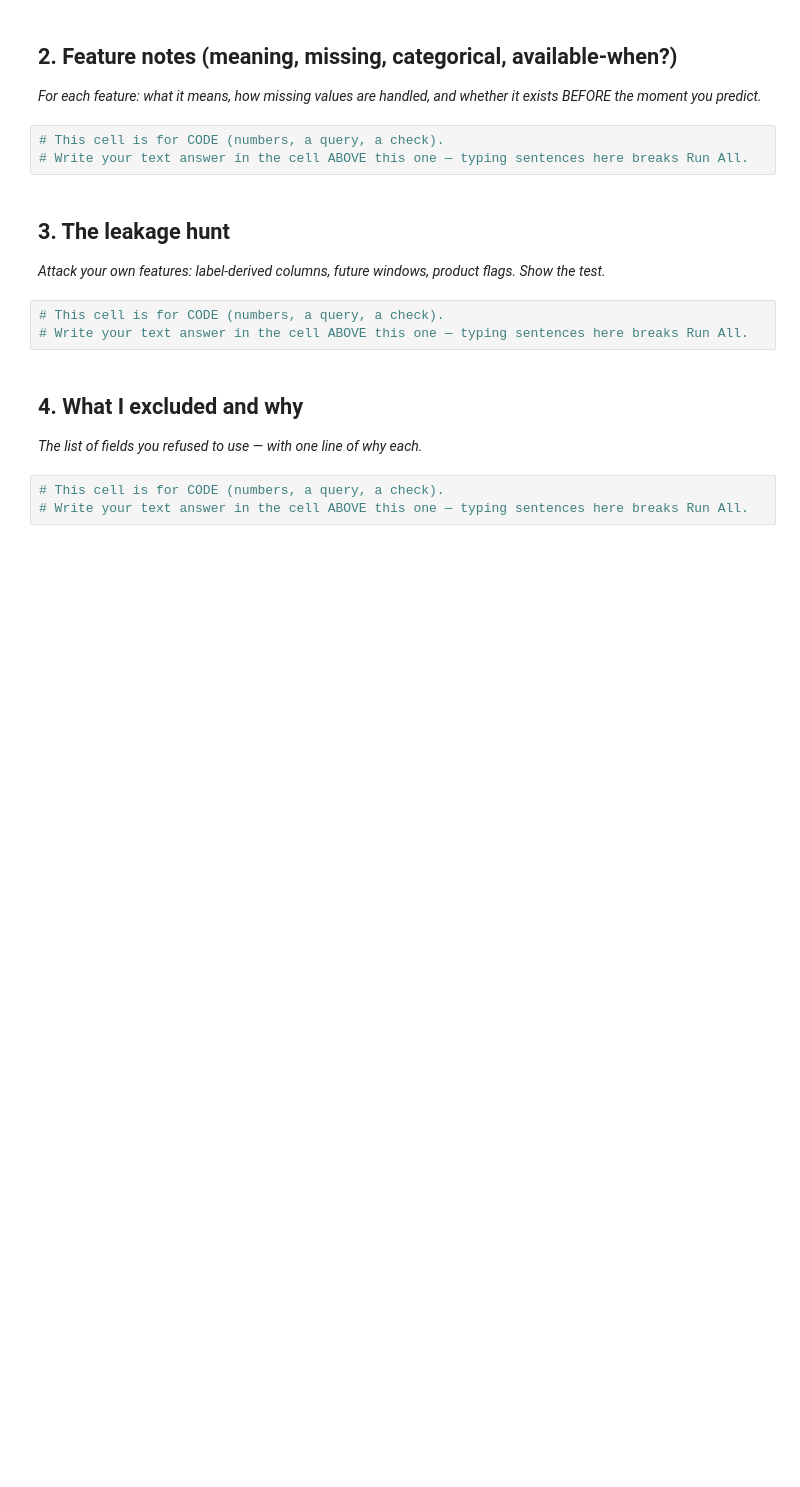
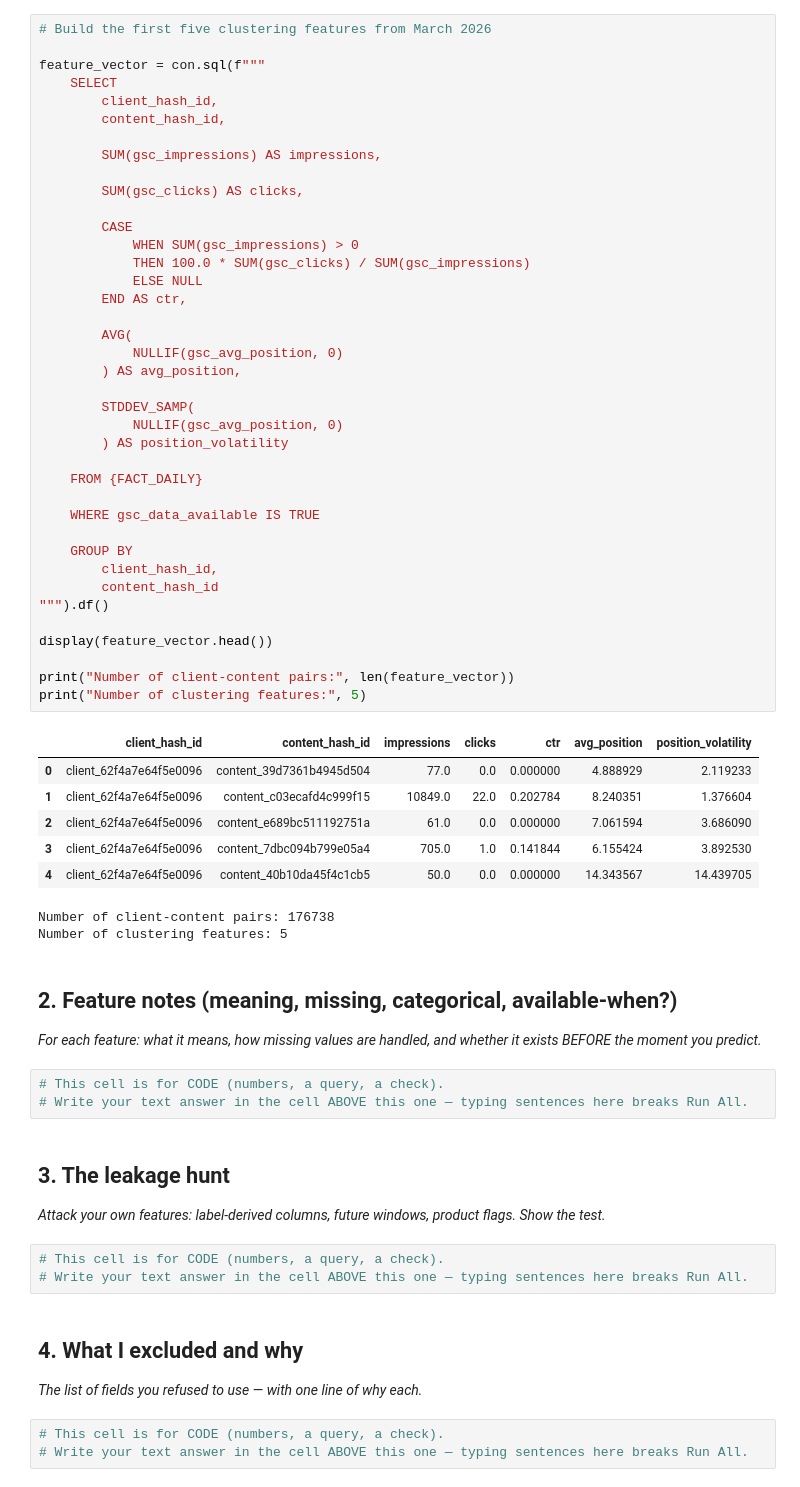
Before and after one commit to girishpatil935/ML_Internship, a Jupyter notebook: work/notebooks/w03_feature_leakage_check.ipynb, the cells around one changed output. Cells and saved outputs as stored; diff of their text form; blank space fills up the shorter version.

```diff
--- a/work/notebooks/w03_feature_leakage_check.ipynb
+++ b/work/notebooks/w03_feature_leakage_check.ipynb
@@ -16,3 +116,51 @@ This skeleton is yours to fill. Work the sections **in order** — each one has
+# %%
+# Build the first five clustering features from March 2026
+
+feature_vector = con.sql(f"""
+    SELECT
+        client_hash_id,
+        content_hash_id,
+
+        SUM(gsc_impressions) AS impressions,
+
+        SUM(gsc_clicks) AS clicks,
+
+        CASE
+            WHEN SUM(gsc_impressions) > 0
+            THEN 100.0 * SUM(gsc_clicks) / SUM(gsc_impressions)
+            ELSE NULL
+        END AS ctr,
+
+        AVG(
+            NULLIF(gsc_avg_position, 0)
+        ) AS avg_position,
+
+        STDDEV_SAMP(
+            NULLIF(gsc_avg_position, 0)
+        ) AS position_volatility
+
+    FROM {FACT_DAILY}
+
+    WHERE gsc_data_available IS TRUE
+
+    GROUP BY
+        client_hash_id,
+        content_hash_id
+""").df()
+
+display(feature_vector.head())
+
+print("Number of client-content pairs:", len(feature_vector))
+print("Number of clustering features:", 5)
+# %% [output]
+|  | client_hash_id | content_hash_id | impressions | clicks | ctr | avg_position | position_volatility |
+| 0 | client_62f4a7e64f5e0096 | content_39d7361b4945d504 | 77.0 | 0.0 | 0.000000 | 4.888929 | 2.119233 |
+| 1 | client_62f4a7e64f5e0096 | content_c03ecafd4c999f15 | 10849.0 | 22.0 | 0.202784 | 8.240351 | 1.376604 |
+| 2 | client_62f4a7e64f5e0096 | content_e689bc511192751a | 61.0 | 0.0 | 0.000000 | 7.061594 | 3.686090 |
+| 3 | client_62f4a7e64f5e0096 | content_7dbc094b799e05a4 | 705.0 | 1.0 | 0.141844 | 6.155424 | 3.892530 |
+| 4 | client_62f4a7e64f5e0096 | content_40b10da45f4c1cb5 | 50.0 | 0.0 | 0.000000 | 14.343567 | 14.439705 |
+Number of client-content pairs: 176738
+Number of clustering features: 5
 # %% [markdown]
 ## 2. Feature notes (meaning, missing, categorical, available-when?)
 
```
Also changed, not shown: parts of 6 cells of this notebook.
